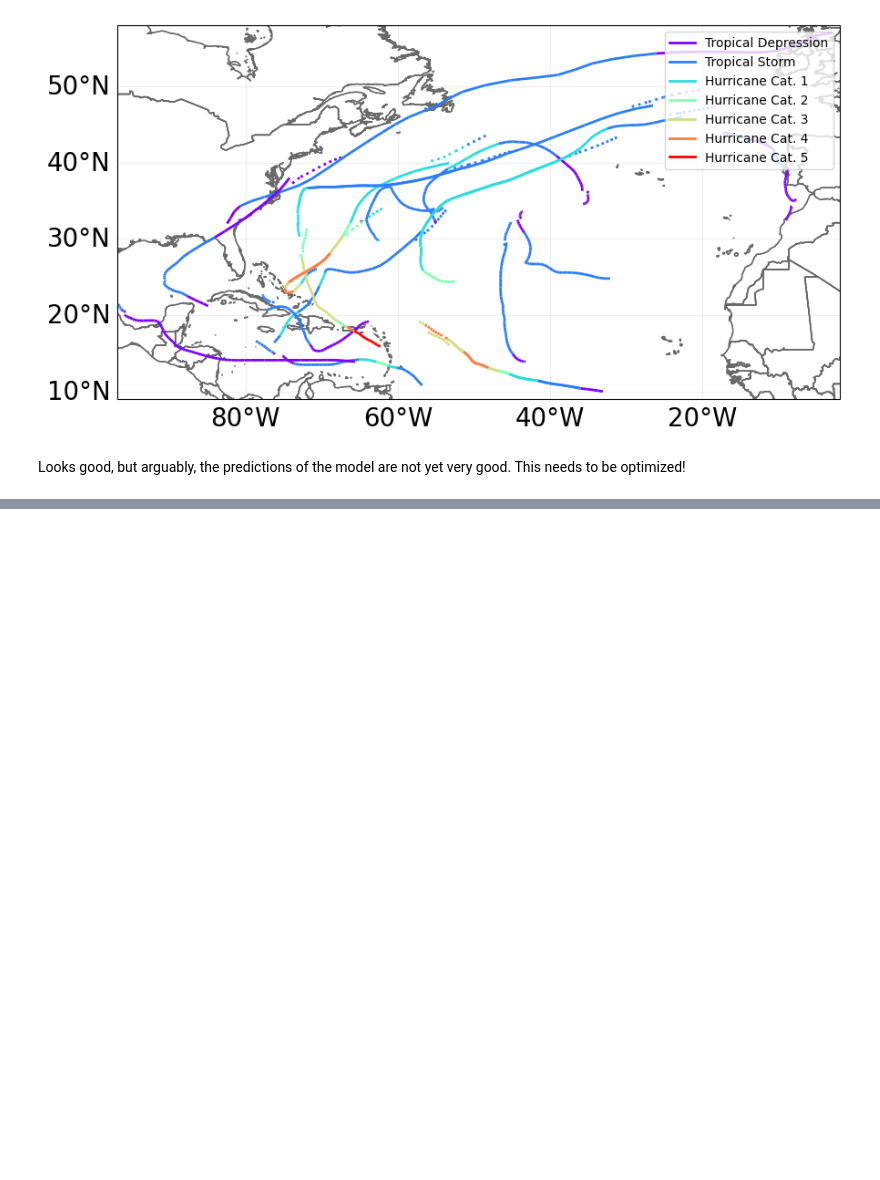
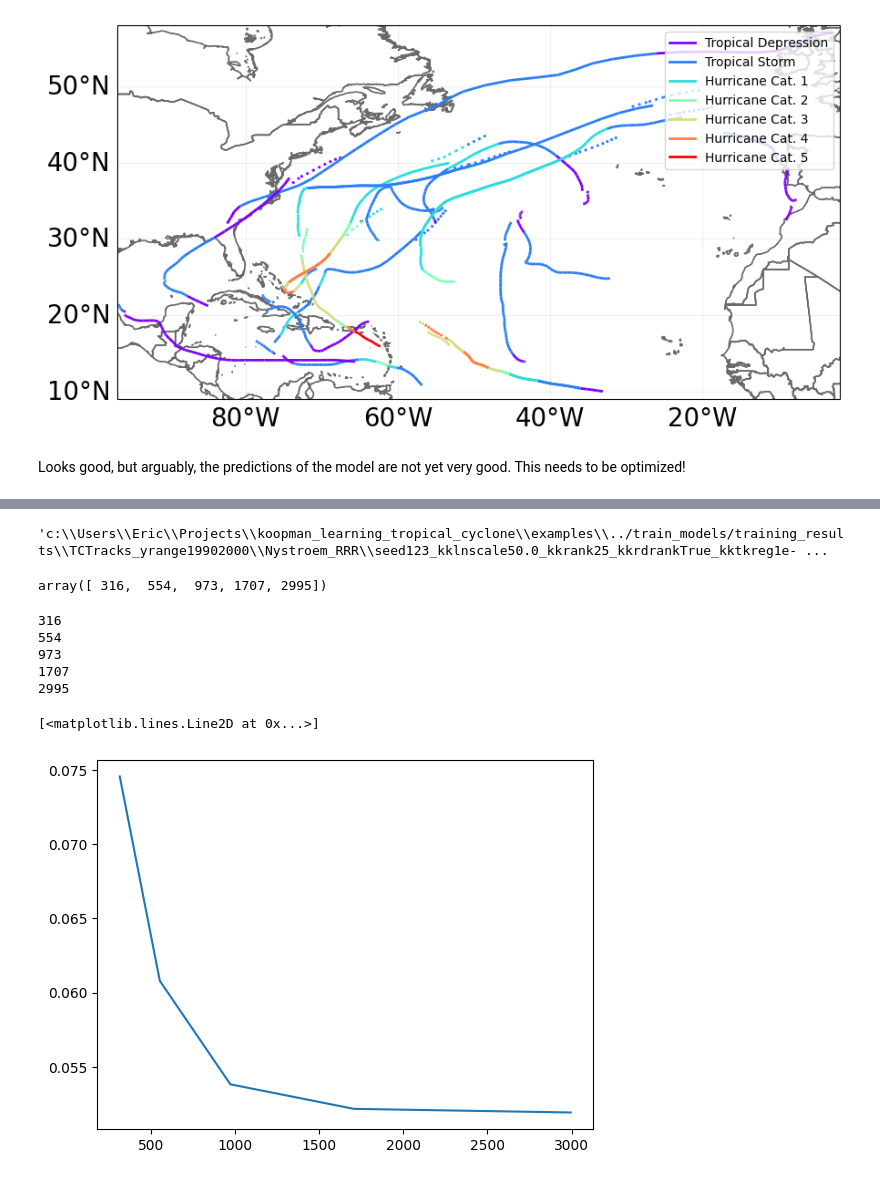
Before and after one commit to ejbrun/koopman_learning_tropical_cyclone, a Jupyter notebook: examples/koopman_kernel_for_TC_plot_prediction.ipynb, the cells around one changed output, grey strips where cells are left out. Drawn from its saved outputs; the diff is of its cells as text; code cells hidden in the pictures; blank space fills up the shorter version.

```diff
--- a/examples/koopman_kernel_for_TC_plot_prediction.ipynb
+++ b/examples/koopman_kernel_for_TC_plot_prediction.ipynb
@@ -148,0 +182,7 @@ Looks good, but arguably, the predictions of the model are not yet very good. Th
+# %%
+flag_params = {
+    "koopman_kernel_num_train_stops": 5,
+    "year_range": [1990, 2000],
+    "model": "Nystroem_RRR",
+}
+flag_params = extend_by_default_flag_values(flag_params)
@@ -148,0 +252,4 @@ Looks good, but arguably, the predictions of the model are not yet very good. Th
+# %%
+results_file_name
+# %% [output]
+'c:\\Users\\Eric\\Projects\\koopman_learning_tropical_cyclone\\examples\\../train_models/training_results\\TCTracks_yrange19902000\\Nystroem_RRR\\seed123_kklnscale50.0_kkrank25_kkrdrankTrue_kktkreg1e- ...
@@ -148,0 +259,49 @@ Looks good, but arguably, the predictions of the model are not yet very good. Th
+# %%
+benchmark = ModelBenchmark(
+    feature_list,
+    tc_tracks_train,
+    tc_tracks_test,
+    scaler=scaler,
+    context_length=flag_params["context_length"],
+)
+
+benchmark._standardize_data()
+
+contexts = {
+    "train": benchmark.tensor_context_train,
+    "test": benchmark.tensor_context_test,
+}
+
+training_data_size = contexts["train"].shape[0]
+# TODO check what happens if for each stop in training_stops, the model is initialized from scratch
+train_stops = np.logspace(
+    2.5, np.log10(training_data_size), flag_params["koopman_kernel_num_train_stops"]
+).astype(int)
+# %%
+train_stops
+# %% [output]
+array([ 316,  554,  973, 1707, 2995])
+# %%
+rmse = []
+fit_times = []
+for stop in train_stops:
+    print(stop)
+    # model, train_stop, eval_rms
+    res= torch.load(
+        results_file_name + f"_train_steps{stop}" + ".pth",
+    )
+    rmse.append(res["eval_rmse"])
+    fit_times.append(res["fit_time"])
+# %% [output]
+316
+554
+973
+1707
+2995
+# %%
+plt.plot(train_stops, rmse)
+# plt.xscale("log")
+# plt.yscale("log")
+# %% [output]
+[<matplotlib.lines.Line2D at 0x...>]
+[figure, added]
```
Also changed, not shown: parts of 16 cells of this notebook, 3 other files.
